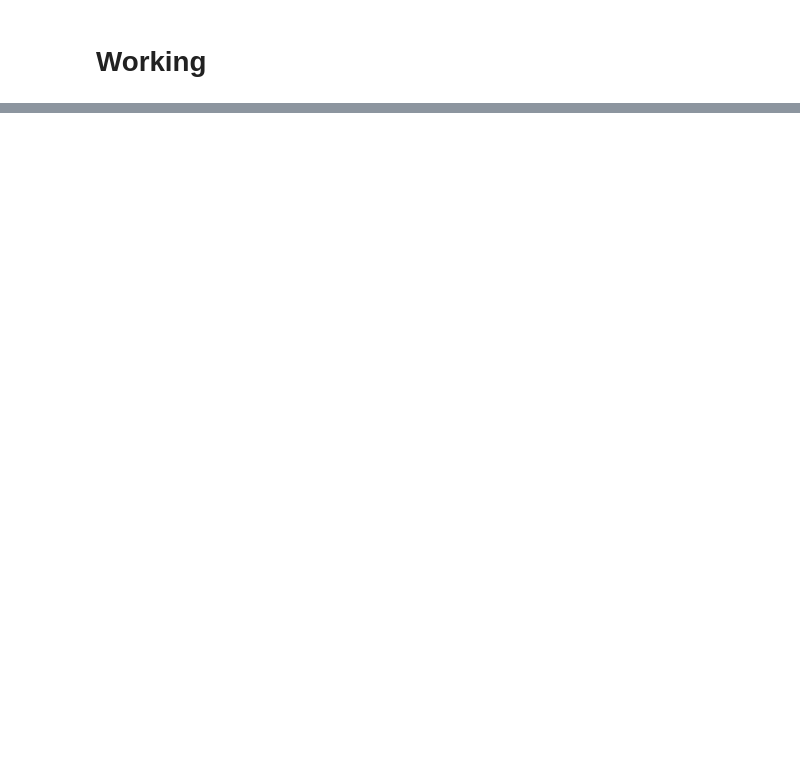
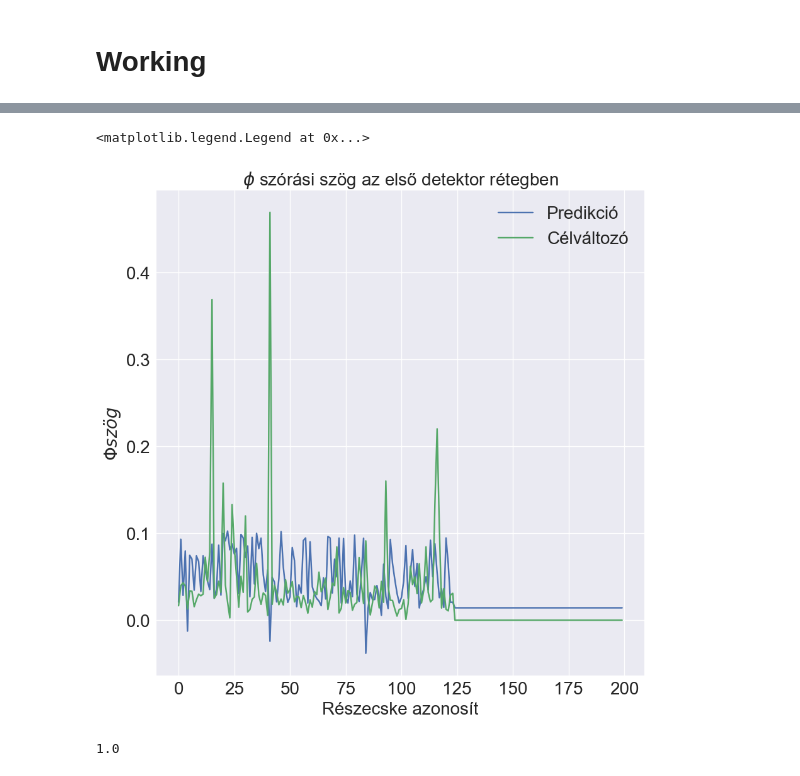
Before and after one commit to Dudgit/TF_Transformer, a Jupyter notebook: eda.ipynb, the cells around one changed output, grey strips where cells are left out. Cells and saved outputs as stored; diff of their text form; code cells hidden in the pictures; blank space fills up the shorter version.

```diff
--- a/eda.ipynb
+++ b/eda.ipynb
@@ -89,0 +134,14 @@ plt.legend()
+# %%
+plt.title(r"$\phi$ szórási szög az első detektor rétegben")
+plt.xlabel("Részecske azonosít")
+plt.ylabel(r"$\Phi szög$")
+plt.plot(x2,label="Predikció")
+plt.plot(y2,label="Célváltozó")
+plt.legend()
+# %% [output]
+<matplotlib.legend.Legend at 0x...>
+[figure, added]
+# %%
+.4*2.5
+# %% [output]
+1.0
```
Also changed, not shown: parts of 13 cells of this notebook.
